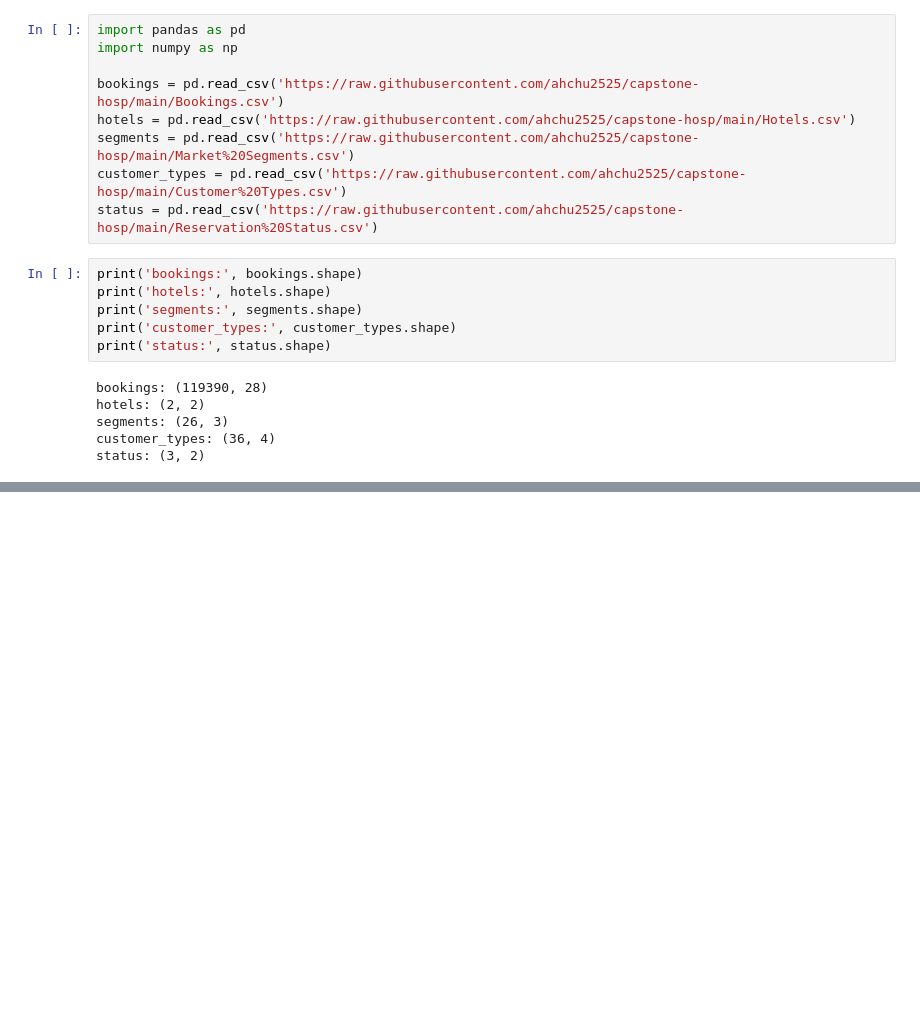
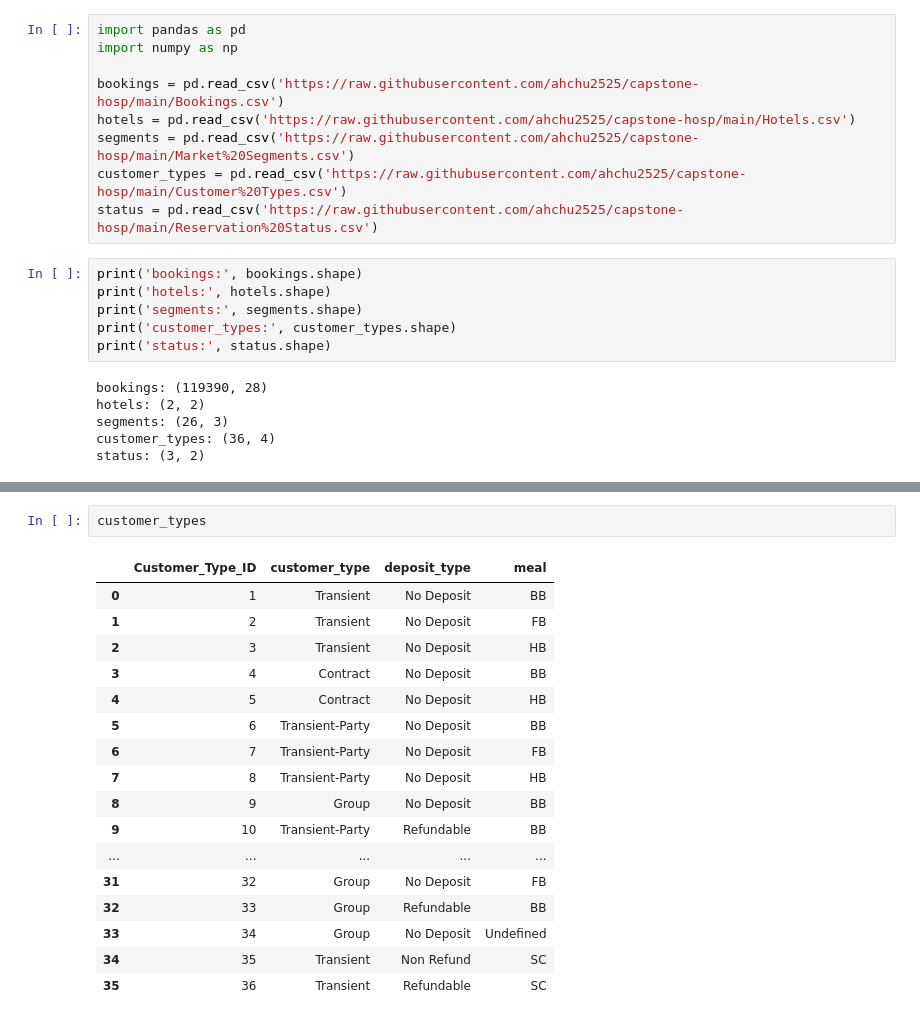
Before and after one commit to ahchu2525/capstone-hosp, a Jupyter notebook: clean.ipynb, the cells around one changed output, grey strips where cells are left out. Cells and saved outputs as stored; diff of their text form; blank space fills up the shorter version.

```diff
--- a/clean.ipynb
+++ b/clean.ipynb
@@ -27,0 +64,20 @@ status: (3, 2)
+# %%
+customer_types
+# %% [output]
+|  | Customer_Type_ID | customer_type | deposit_type | meal |
+| 0 | 1 | Transient | No Deposit | BB |
+| 1 | 2 | Transient | No Deposit | FB |
+| 2 | 3 | Transient | No Deposit | HB |
+| 3 | 4 | Contract | No Deposit | BB |
+| 4 | 5 | Contract | No Deposit | HB |
+| 5 | 6 | Transient-Party | No Deposit | BB |
+| 6 | 7 | Transient-Party | No Deposit | FB |
+| 7 | 8 | Transient-Party | No Deposit | HB |
+| 8 | 9 | Group | No Deposit | BB |
+| 9 | 10 | Transient-Party | Refundable | BB |
+| ... | ... | ... | ... | ... |
+| 31 | 32 | Group | No Deposit | FB |
+| 32 | 33 | Group | Refundable | BB |
+| 33 | 34 | Group | No Deposit | Undefined |
+| 34 | 35 | Transient | Non Refund | SC |
+| 35 | 36 | Transient | Refundable | SC |
```
Also changed, not shown: parts of 9 cells of this notebook.
